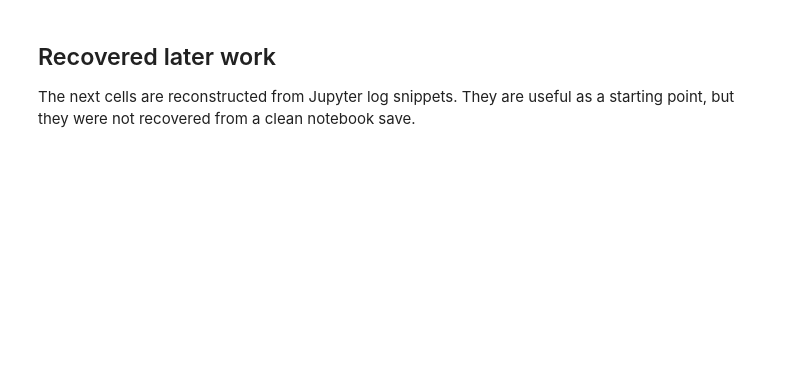
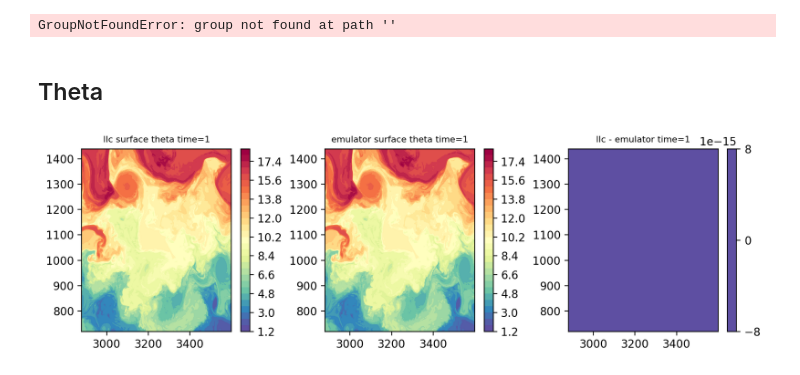
Before and after one commit to GHOpenonic/LLC_ocean_emulator, a Jupyter notebook: high_res_diagnostics/statistical_diagnostics/stat_testing.ipynb, the cells around one changed output. Cells and saved outputs as stored; diff of their text form; code cells hidden in the pictures; blank space fills up the shorter version.

```diff
--- a/high_res_diagnostics/statistical_diagnostics/stat_testing.ipynb
+++ b/high_res_diagnostics/statistical_diagnostics/stat_testing.ipynb
@@ -27,4 +9,7 @@ plt.show()
-# %% [markdown]
-## Recovered later work
-
-The next cells are reconstructed from Jupyter log snippets. They are useful as a starting point, but they were not recovered from a clean notebook save.
+# %%
+llc_path = '/orcd/data/abodner/002/cody/LLC_patch/LLC4320_face1_i2880-3600_j720-1440.zarr'
+emulator_path = '/orcd/data/abodner/002/cody/inference_patch/predictions/2026-03-26-eval:samudra_llc:epoch1_oct2012_patchloc=i(2880,3600)-j(720,1440).zarr'#'/orcd/data/abodner/002/cody/LLC_patch/LLC4320_face1_i2880-3600_j720-1440.zarr' # '/orcd/data/abodner/002/cody/inference_patch/predictions/2026-03-26-eval:samudra_llc:epoch1_oct2012_patchloc=i(2880,3600)-j(720,1440)'
+llc_patch_full = xr.open_dataset(llc_path, consolidated=True)
+emulator_patch_full = xr.open_dataset(emulator_path, consolidated=False)
+# %% [output]
+GroupNotFoundError: group not found at path ''
@@ -30,0 +18,34 @@ The next cells are reconstructed from Jupyter log snippets. They are useful as a
+# %%
+extent = 20
+llc_patch = llc_patch_full.isel(time=slice(9216, 9216 + extent))
+emulator_patch = emulator_patch_full.isel(time=slice(9216, 9216 + extent))#(0, extent))
+# %% [markdown]
+## Theta
+# %%
+llc_vis = llc_patch.isel(time=1,k=0).Theta
+emulator_vis = emulator_patch.isel(time=1,k=0).Theta
+
+fig, (ax1, ax2, ax3) = plt.subplots(1, 3, figsize=(11, 3), dpi=200)
+
+cf1 = ax1.contourf(llc_vis.coords.get('i', np.arange(llc_vis.shape[-1])), \
+    llc_vis.coords.get('j', np.arange(llc_vis.shape[-2])), llc_vis, \
+        cmap="Spectral_r",vmin=np.min(llc_vis).values,vmax=np.max(llc_vis).values, levels = 30)
+plt.colorbar(cf1, ax=ax1)
+ax1.set_title('llc surface theta time=1', fontsize=8)
+
+cf2 = ax2.contourf(emulator_vis.coords.get('i', np.arange(emulator_vis.shape[-1])), \
+    emulator_vis.coords.get('j', np.arange(emulator_vis.shape[-2])), emulator_vis, \
+        cmap="Spectral_r",vmin=np.min(emulator_vis).values,vmax=np.max(emulator_vis).values, levels = 30)
+plt.colorbar(cf2, ax=ax2)
+ax2.set_title('emulator surface theta time=1', fontsize=8)
+
+cf3 = ax3.contourf(emulator_vis.coords.get('i', np.arange(emulator_vis.shape[-1])), \
+    emulator_vis.coords.get('j', np.arange(emulator_vis.shape[-2])), llc_vis - emulator_vis, \
+        cmap="Spectral_r",vmin=np.min(emulator_vis).values,vmax=np.max(emulator_vis).values, levels = 30)
+plt.colorbar(cf3, ax=ax3)
+ax3.set_title('llc - emulator time=1', fontsize=8)
+
+plt.subplots_adjust(wspace=0.3)
+plt.show()
+# %% [output]
+[figure, added]
```
Also changed, not shown: parts of 28 cells of this notebook.
